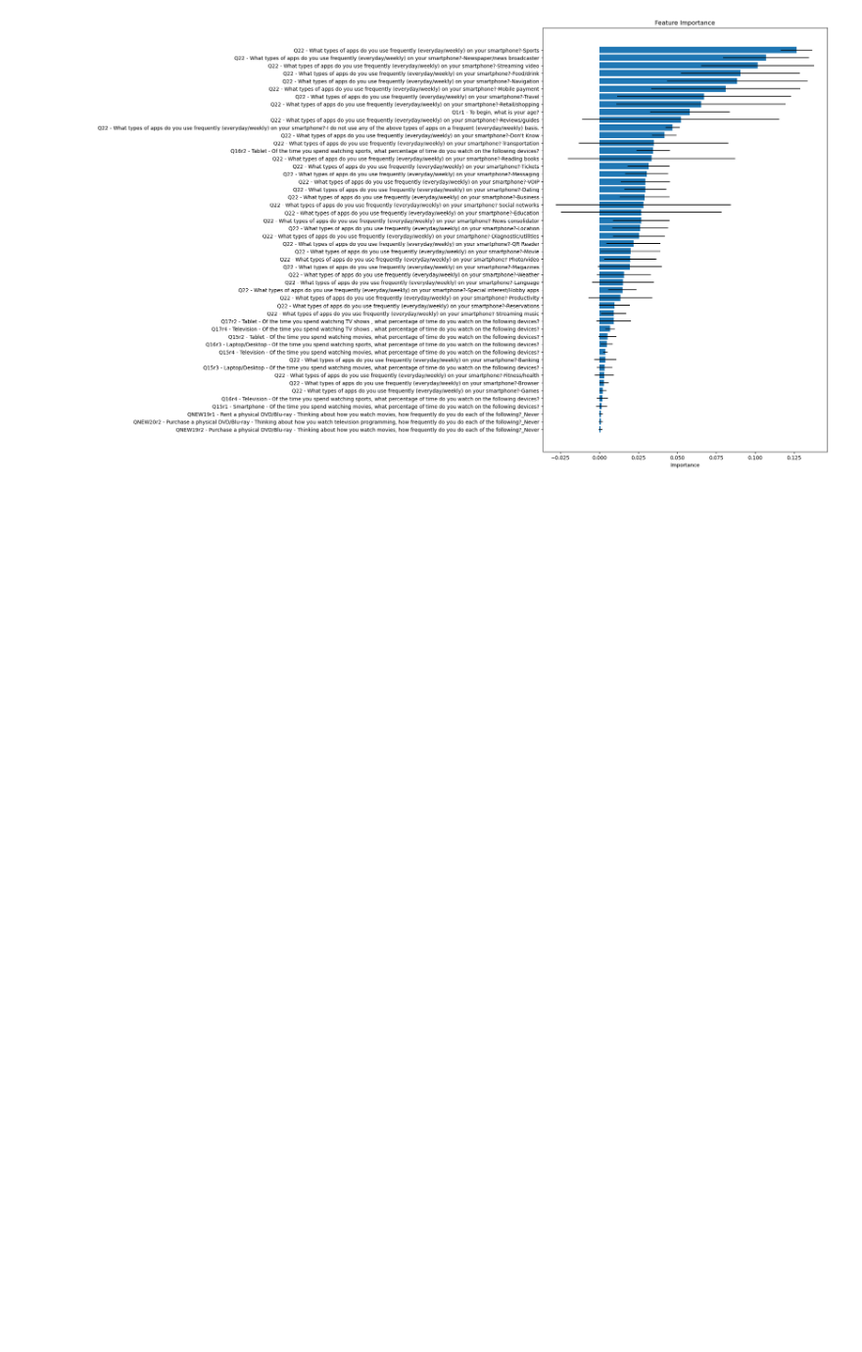
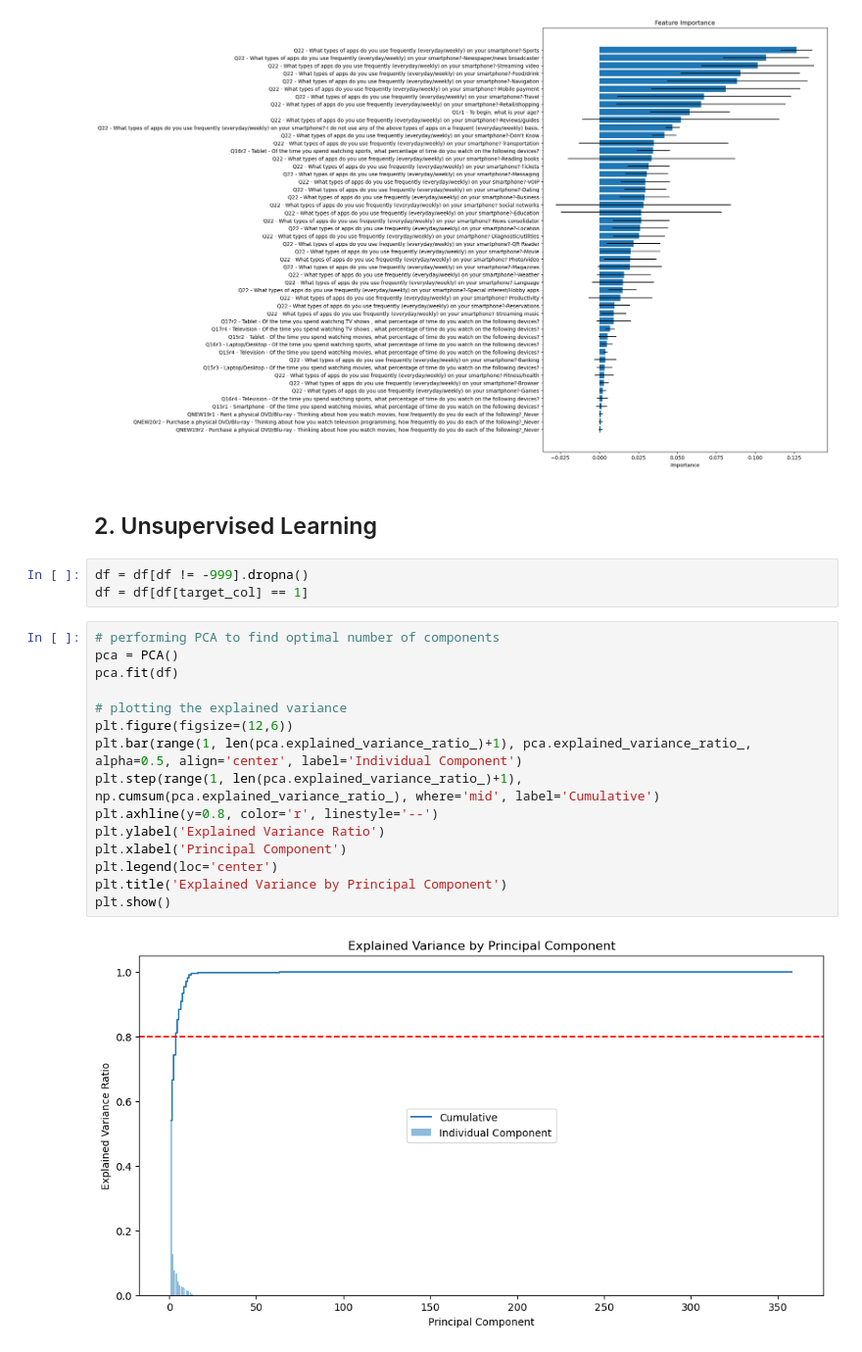
Before and after one commit to maskegger/Deloitte-Survey-Analysis, a Jupyter notebook: Model Training and Evaluation.ipynb, the cells around one changed output. Shown at 98% size. Cells and saved outputs as stored; diff of their text form; blank space fills up the shorter version.

Commit message:
Added Unsupervised learning methods

```diff
--- a/Model Training and Evaluation.ipynb
+++ b/Model Training and Evaluation.ipynb
@@ -223,3 +224,25 @@ plt.gca().invert_yaxis()
 plt.show()
 # %% [output]
 [figure]
+# %% [markdown]
+## 2. Unsupervised Learning
+# %%
+df = df[df != -999].dropna()
+df = df[df[target_col] == 1]
+# %%
+# performing PCA to find optimal number of components
+pca = PCA()
+pca.fit(df)
+
+# plotting the explained variance
+plt.figure(figsize=(12,6))
+plt.bar(range(1, len(pca.explained_variance_ratio_)+1), pca.explained_variance_ratio_, alpha=0.5, align='center', label='Individual Component')
+plt.step(range(1, len(pca.explained_variance_ratio_)+1), np.cumsum(pca.explained_variance_ratio_), where='mid', label='Cumulative')
+plt.axhline(y=0.8, color='r', linestyle='--')
+plt.ylabel('Explained Variance Ratio')
+plt.xlabel('Principal Component')
+plt.legend(loc='center')
+plt.title('Explained Variance by Principal Component')
+plt.show()
+# %% [output]
+[figure, added]
```
Also changed, not shown: parts of 22 cells of this notebook.
